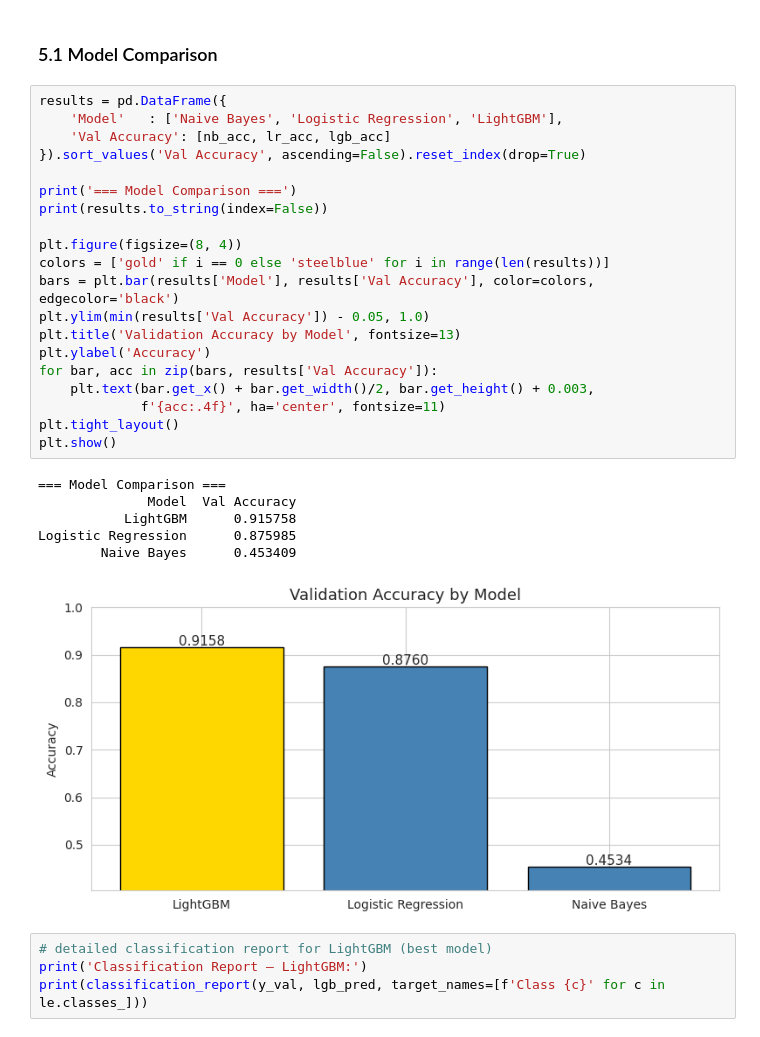
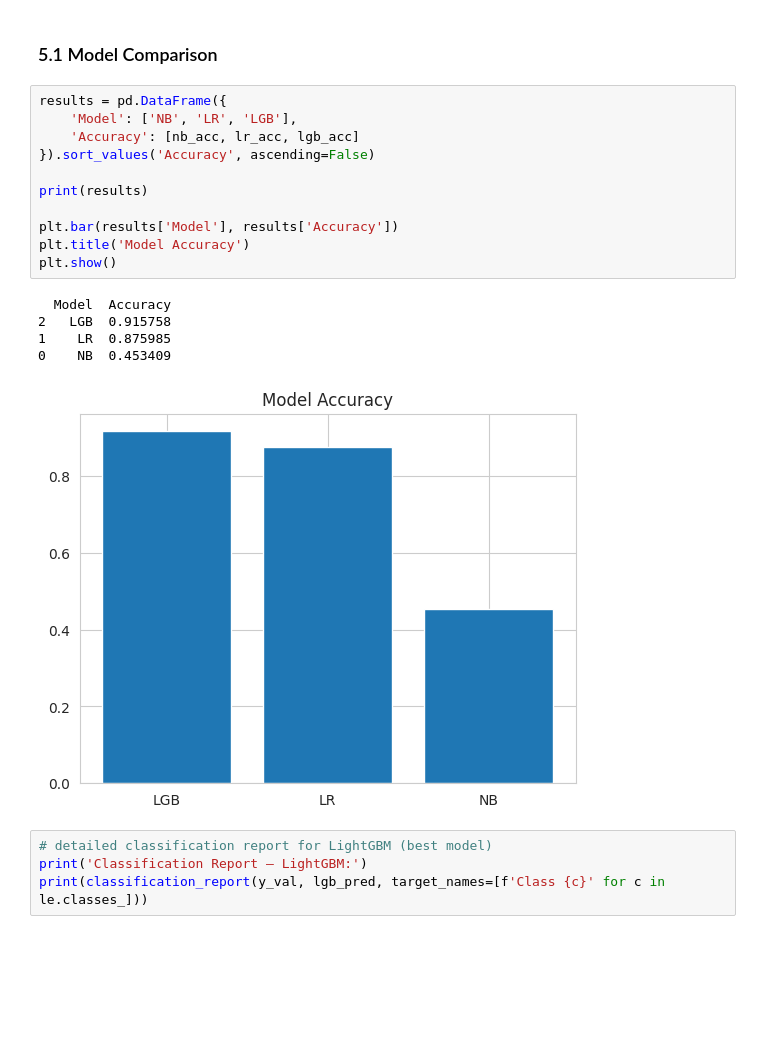
Before and after one commit to Avhi-kr/MLP_Project_Jan26, a Jupyter notebook: Main Notebook/FinalNoteboook.ipynb, the cells around one changed output. Drawn from its saved outputs; the diff is of its cells as text; blank space fills up the shorter version.

```diff
--- a/Main Notebook/FinalNoteboook.ipynb
+++ b/Main Notebook/FinalNoteboook.ipynb
@@ -641,33 +641,23 @@ Training LightGBM...
   Best iteration: 500
 # %% [markdown]
 ### 5.1 Model Comparison
-# %%
-results = pd.DataFrame({
-    'Model'   : ['Naive Bayes', 'Logistic Regression', 'LightGBM'],
-    'Val Accuracy': [nb_acc, lr_acc, lgb_acc]
-}).sort_values('Val Accuracy', ascending=False).reset_index(drop=True)
-
-print('=== Model Comparison ===')
-print(results.to_string(index=False))
-
-plt.figure(figsize=(8, 4))
-colors = ['gold' if i == 0 else 'steelblue' for i in range(len(results))]
-bars = plt.bar(results['Model'], results['Val Accuracy'], color=colors, edgecolor='black')
-plt.ylim(min(results['Val Accuracy']) - 0.05, 1.0)
-plt.title('Validation Accuracy by Model', fontsize=13)
-plt.ylabel('Accuracy')
-for bar, acc in zip(bars, results['Val Accuracy']):
-    plt.text(bar.get_x() + bar.get_width()/2, bar.get_height() + 0.003,
-             f'{acc:.4f}', ha='center', fontsize=11)
-plt.tight_layout()
-plt.show()
-# %% [output]
-=== Model Comparison ===
-              Model  Val Accuracy
-           LightGBM      0.915758
-Logistic Regression      0.875985
-        Naive Bayes      0.453409
-[figure, removed]
+# %%
+results = pd.DataFrame({
+    'Model': ['NB', 'LR', 'LGB'],
+    'Accuracy': [nb_acc, lr_acc, lgb_acc]
+}).sort_values('Accuracy', ascending=False)
+
+print(results)
+
+plt.bar(results['Model'], results['Accuracy'])
+plt.title('Model Accuracy')
+plt.show()
+# %% [output]
+  Model  Accuracy
+2   LGB  0.915758
+1    LR  0.875985
+0    NB  0.453409
+[figure, added]
 # %%
 # detailed classification report for LightGBM (best model)
 print('Classification Report — LightGBM:')
```
Also changed, not shown: parts of 5 cells of this notebook.
